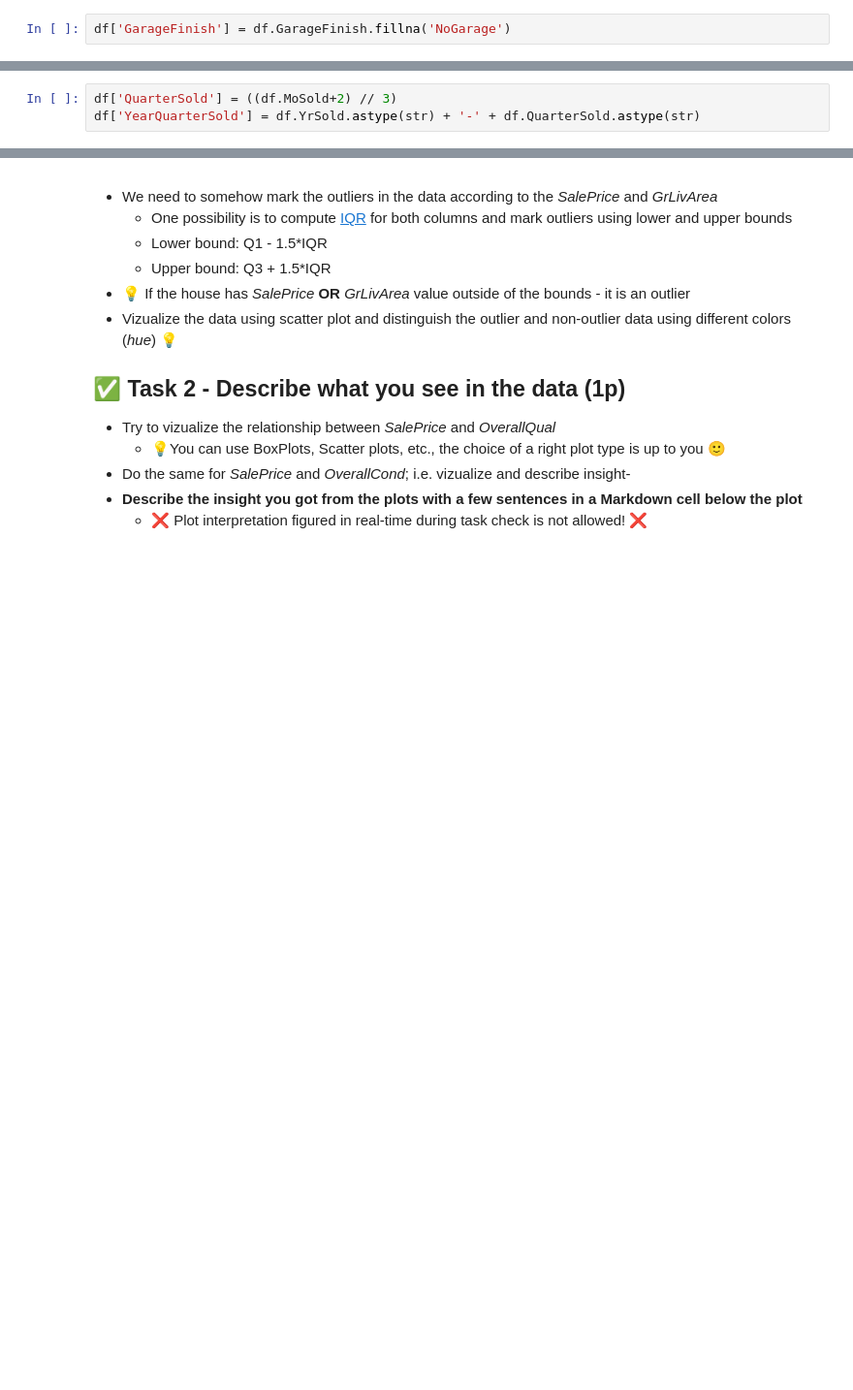
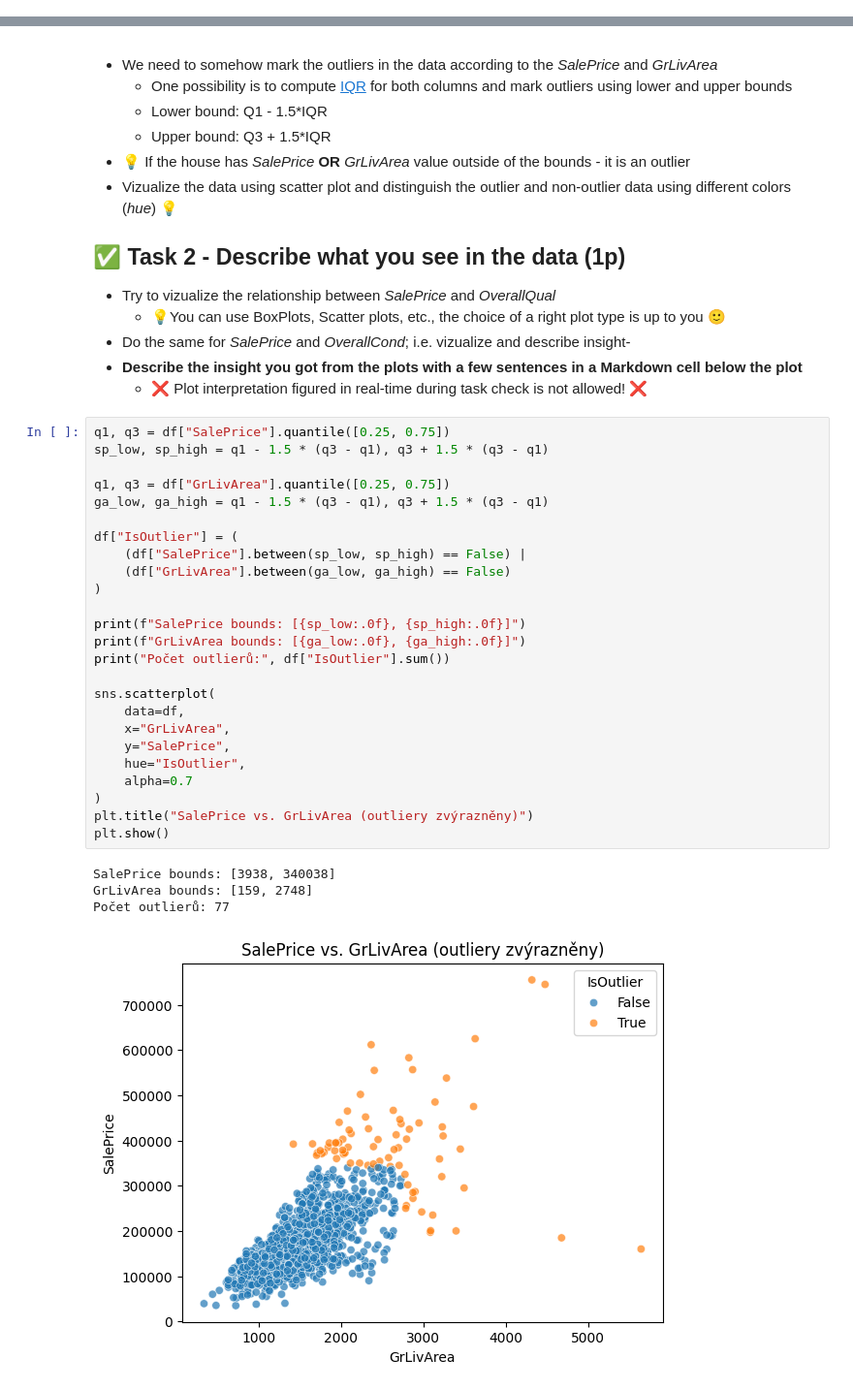
Before and after one commit to DastanJin/ZSU, a Jupyter notebook: fml_02.ipynb, the cells around one changed output, grey strips where cells are left out. Shown at 97% size. Drawn from its saved outputs; the diff is of its cells as text; blank space fills up the shorter version.

```diff
--- a/fml_02.ipynb
+++ b/fml_02.ipynb
@@ -83,7 +78,5 @@ dtype: int64
 - The no garage houses have a *nan* value in the feature so they are not plotted
 # %% [markdown]
 ### Fill nan values with 'NoGarage' string
-# %%
-df['GarageFinish'] = df.GarageFinish.fillna('NoGarage')
 # %% [markdown]
 ### Take a look at the histogram again
@@ -159,8 +117,5 @@ sns.scatterplot(data=df.loc[(df.SalePrice< 400_000) & (df.GrLivArea < 3000)], x=
 * We need to create a new column **YearQuarterSold** with merged Year and Quarter information in this pattern: '2010-1','2010-2' and so on first
     * We can map the values using the *apply* function or use string concatenation directly
 * 💡 If you need to change data type of the columns, you can use *astype*
-# %%
-df['QuarterSold'] = ((df.MoSold+2) // 3)
-df['YearQuarterSold'] = df.YrSold.astype(str) + '-' + df.QuarterSold.astype(str)
 # %% [markdown]
 ### Compute the average price for the *YearQuarterSold* attribute
@@ -256,3 +166,33 @@ plt.show()
 - Do the same for *SalePrice* and *OverallCond*; i.e. vizualize and describe insight-
 - **Describe the insight you got from the plots with a few sentences in a Markdown cell below the plot**
     - ❌ Plot interpretation figured in real-time during task check is not allowed! ❌
+# %%
+q1, q3 = df["SalePrice"].quantile([0.25, 0.75])
+sp_low, sp_high = q1 - 1.5 * (q3 - q1), q3 + 1.5 * (q3 - q1)
+
+q1, q3 = df["GrLivArea"].quantile([0.25, 0.75])
+ga_low, ga_high = q1 - 1.5 * (q3 - q1), q3 + 1.5 * (q3 - q1)
+
+df["IsOutlier"] = (
+    (df["SalePrice"].between(sp_low, sp_high) == False) |
+    (df["GrLivArea"].between(ga_low, ga_high) == False)
+)
+
+print(f"SalePrice bounds: [{sp_low:.0f}, {sp_high:.0f}]")
+print(f"GrLivArea bounds: [{ga_low:.0f}, {ga_high:.0f}]")
+print("Počet outlierů:", df["IsOutlier"].sum())
+
+sns.scatterplot(
+    data=df,
+    x="GrLivArea",
+    y="SalePrice",
+    hue="IsOutlier",
+    alpha=0.7
+)
+plt.title("SalePrice vs. GrLivArea (outliery zvýrazněny)")
+plt.show()
+# %% [output]
+SalePrice bounds: [3938, 340038]
+GrLivArea bounds: [159, 2748]
+Počet outlierů: 77
+[figure, added]
```
Also changed, not shown: parts of 17 cells of this notebook.
